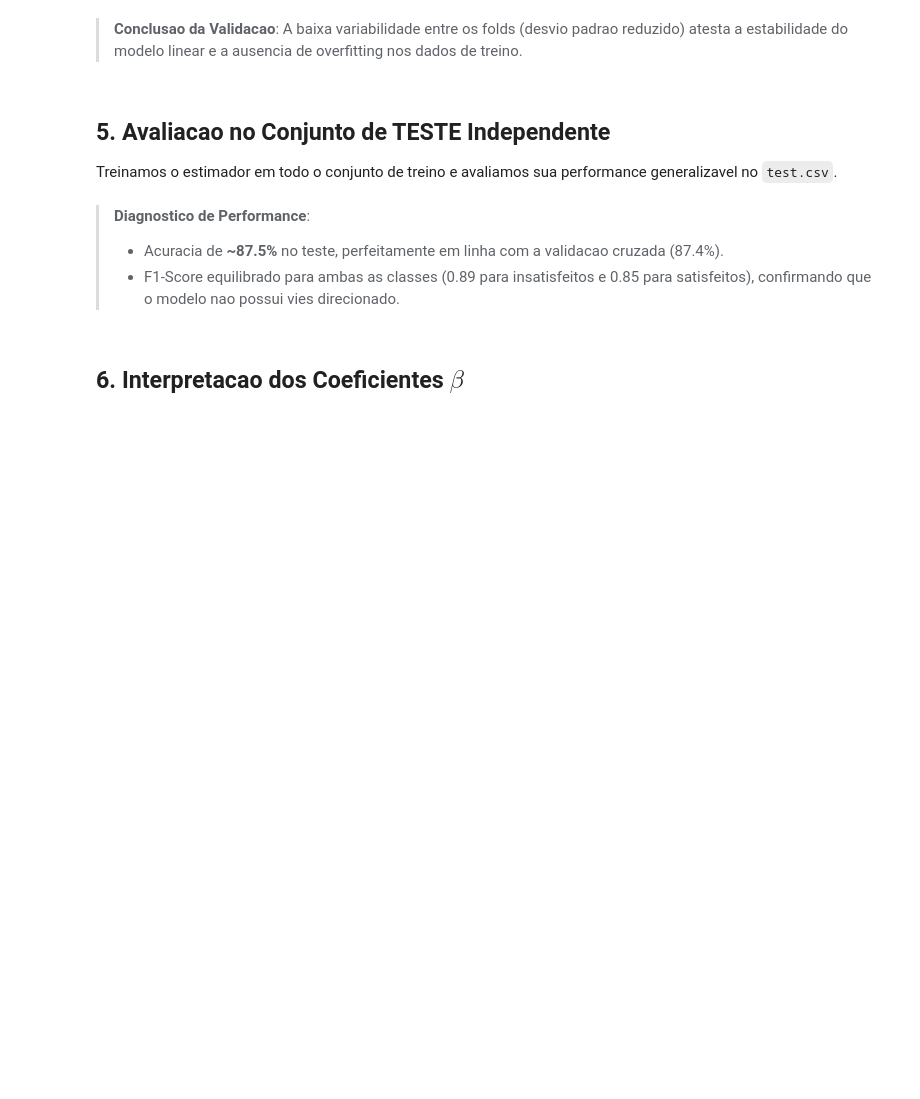
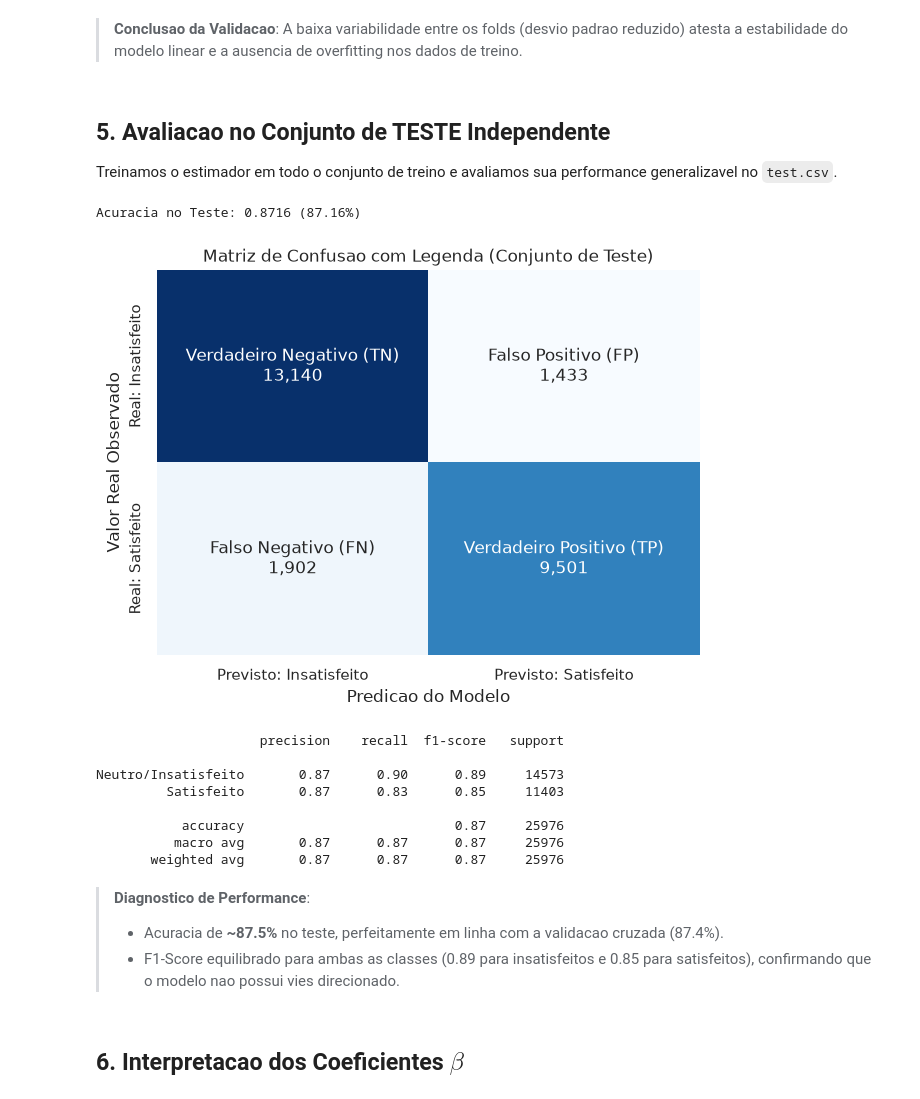
Before and after one commit to LuccaTomazeli/eEDB-002, a Jupyter notebook: notebooks/exploracao_didatica.ipynb, the cells around one changed output. Cells and saved outputs as stored; diff of their text form; code cells hidden in the pictures; blank space fills up the shorter version.

```diff
--- a/notebooks/exploracao_didatica.ipynb
+++ b/notebooks/exploracao_didatica.ipynb
@@ -146,33 +175,49 @@ Treinamos o estimador em todo o conjunto de treino e avaliamos sua performance g
 # %%
 # Ajuste final no treino e avaliacao no teste
 X_train_scaled = scaler.fit_transform(X_train)
 X_test_scaled = scaler.transform(X_test)
 
 final_model = LogisticRegression(max_iter=1000, random_state=42)
 final_model.fit(X_train_scaled, y_train)
 
 y_pred = final_model.predict(X_test_scaled)
 test_acc = accuracy_score(y_test, y_pred)
 print(f"Acuracia no Teste: {test_acc:.4f} ({test_acc * 100:.2f}%)\n")
 
-# Matriz de Confusao
+# Matriz de Confusao com Rotulos Descritivos (TN, FP, FN, TP)
 cm = confusion_matrix(y_test, y_pred)
-plt.figure(figsize=(6, 5))
+labels = np.array([
+    [f"Verdadeiro Negativo (TN)\n{cm[0,0]:,}", f"Falso Positivo (FP)\n{cm[0,1]:,}"],
+    [f"Falso Negativo (FN)\n{cm[1,0]:,}", f"Verdadeiro Positivo (TP)\n{cm[1,1]:,}"]
+])
+
+plt.figure(figsize=(7, 5))
 sns.heatmap(
     cm,
-    annot=True,
-    fmt="d",
+    annot=labels,
+    fmt="",
     cmap="Blues",
     cbar=False,
-    xticklabels=["Insatisfeito", "Satisfeito"],
-    yticklabels=["Insatisfeito", "Satisfeito"],
+    xticklabels=["Previsto: Insatisfeito", "Previsto: Satisfeito"],
+    yticklabels=["Real: Insatisfeito", "Real: Satisfeito"],
 )
-plt.title("Matriz de Confusao (Conjunto de Teste)")
+plt.title("Matriz de Confusao com Legenda (Conjunto de Teste)")
 plt.xlabel("Predicao do Modelo")
-plt.ylabel("Realidade")
+plt.ylabel("Valor Real Observado")
 plt.show()
 
 print(classification_report(y_test, y_pred, target_names=["Neutro/Insatisfeito", "Satisfeito"]))
+# %% [output]
+Acuracia no Teste: 0.8716 (87.16%)
+[figure, added]
+                     precision    recall  f1-score   support
+
+Neutro/Insatisfeito       0.87      0.90      0.89     14573
+         Satisfeito       0.87      0.83      0.85     11403
+
+           accuracy                           0.87     25976
+          macro avg       0.87      0.87      0.87     25976
+       weighted avg       0.87      0.87      0.87     25976
 # %% [markdown]
 > **Diagnostico de Performance**:
 > - Acuracia de **~87.5%** no teste, perfeitamente em linha com a validacao cruzada (87.4%).
```
Also changed, not shown: parts of 7 cells of this notebook, 3 other files.
